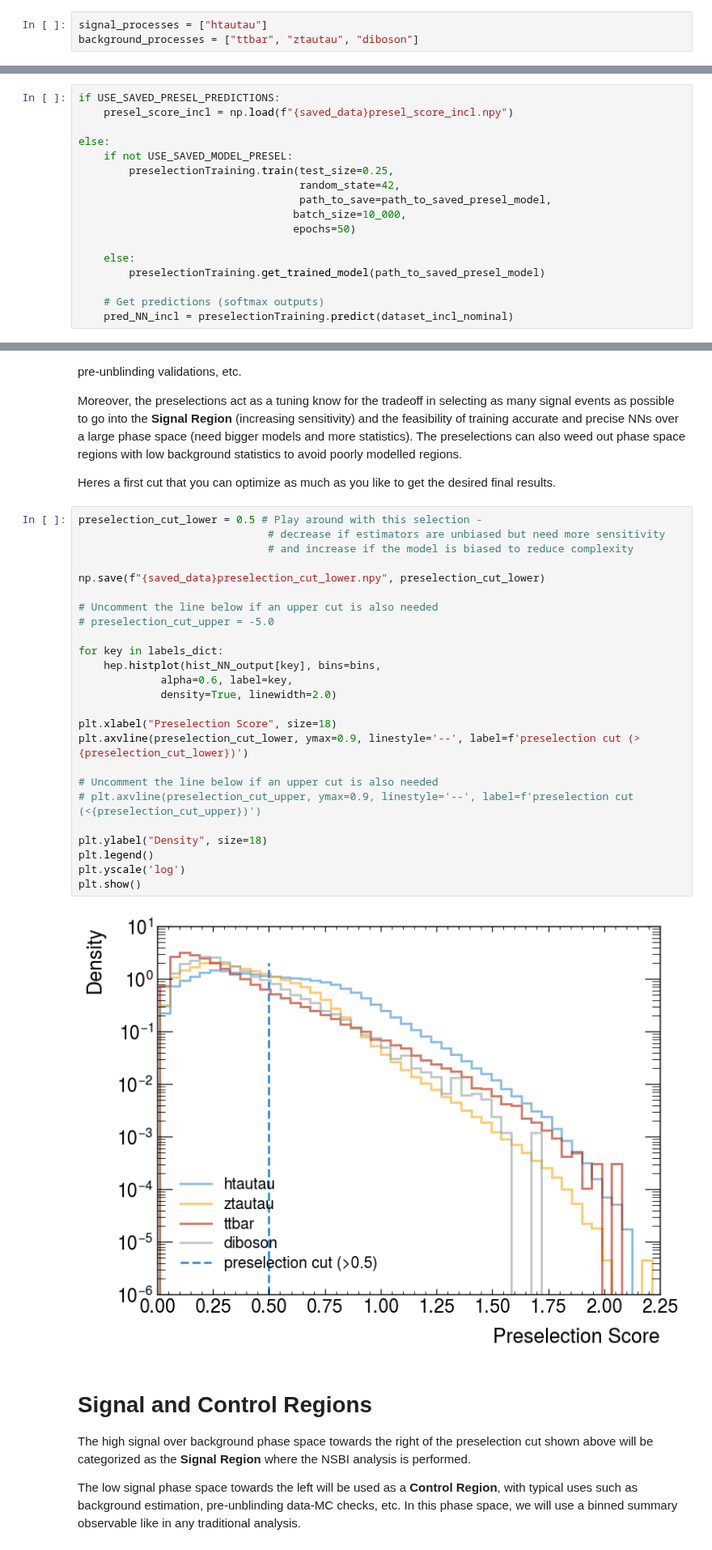
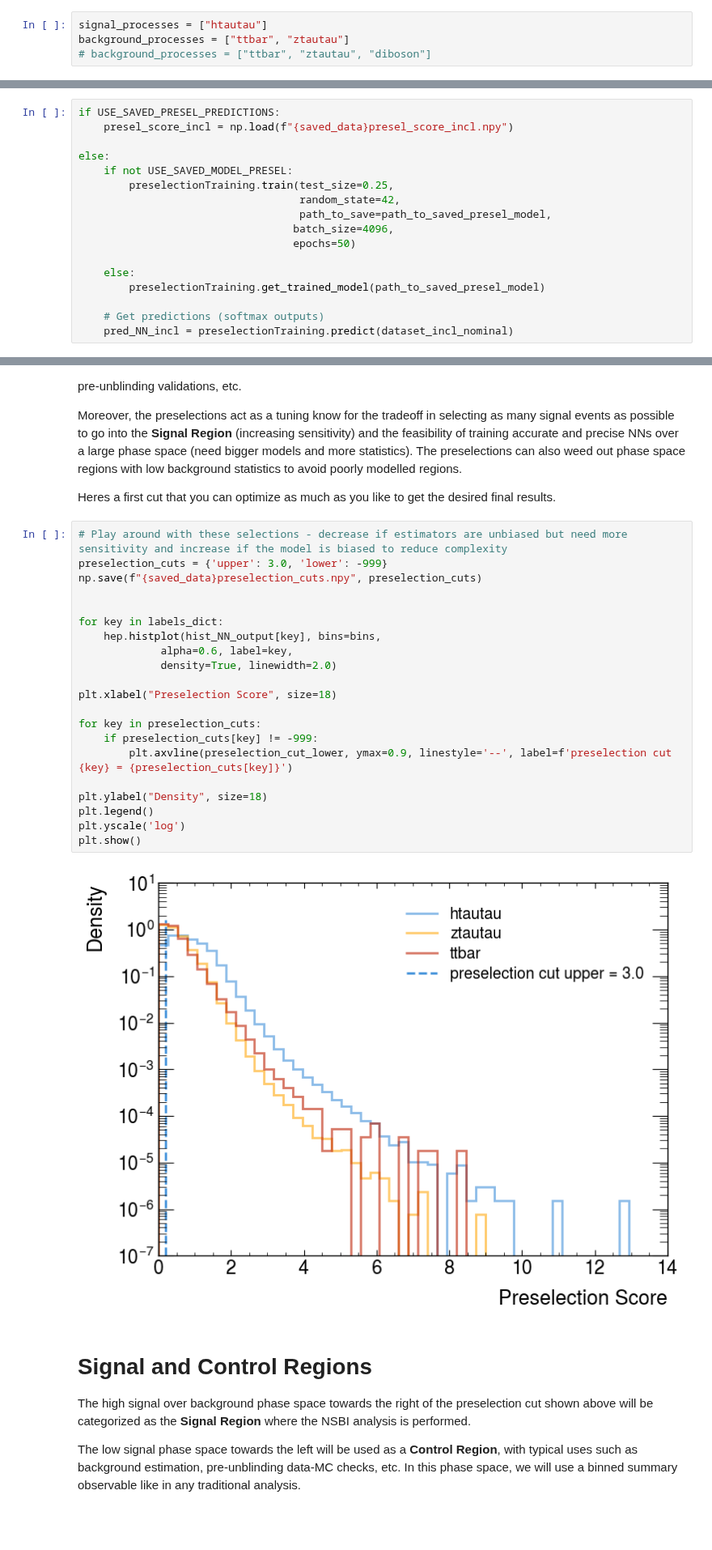
Before and after one commit to CrossGo14/NSBI-workflow-tutorial, a Jupyter notebook: FAIR_universe_Higgs_tautau/Neural_Likelihood_Ratio_Estimation.ipynb, the cells around one changed output, grey strips where cells are left out. Shown at 81% size. Cells and saved outputs as stored; diff of their text form; blank space fills up the shorter version.

Commit message:
two sided preselections for numerical stability

```diff
--- a/FAIR_universe_Higgs_tautau/Neural_Likelihood_Ratio_Estimation.ipynb
+++ b/FAIR_universe_Higgs_tautau/Neural_Likelihood_Ratio_Estimation.ipynb
@@ -142,6 +142,7 @@ print(labels_dict)
 # %%
 signal_processes = ["htautau"]
-background_processes = ["ttbar", "ztautau", "diboson"]
+background_processes = ["ttbar", "ztautau"]
+# background_processes = ["ttbar", "ztautau", "diboson"]
 # %%
 importlib.reload(sys.modules['nsbi_common_utils.training'])
 from nsbi_common_utils.training import TrainEvaluatePreselNN
@@ -158,7 +159,7 @@ else:
         preselectionTraining.train(test_size=0.25,
                                    random_state=42,
                                    path_to_save=path_to_saved_presel_model,
-                                  batch_size=10_000,
+                                  batch_size=4096,
                                   epochs=50)
 
     else:
@@ -237,32 +240,28 @@ Moreover, the preselections act as a tuning know for the tradeoff in selecting a
 
 Heres a first cut that you can optimize as much as you like to get the desired final results.
 # %%
-preselection_cut_lower = 0.5 # Play around with this selection -
-                              # decrease if estimators are unbiased but need more sensitivity
-                              # and increase if the model is biased to reduce complexity
+# Play around with these selections - decrease if estimators are unbiased but need more sensitivity and increase if the model is biased to reduce complexity
+preselection_cuts = {'upper': 3.0, 'lower': -999}
+np.save(f"{saved_data}preselection_cuts.npy", preselection_cuts)
 
-np.save(f"{saved_data}preselection_cut_lower.npy", preselection_cut_lower)
-
-# Uncomment the line below if an upper cut is also needed
-# preselection_cut_upper = -5.0
 
 for key in labels_dict:
     hep.histplot(hist_NN_output[key], bins=bins,
              alpha=0.6, label=key,
              density=True, linewidth=2.0)
 
 plt.xlabel("Preselection Score", size=18)
-plt.axvline(preselection_cut_lower, ymax=0.9, linestyle='--', label=f'preselection cut (>{preselection_cut_lower})')
 
-# Uncomment the line below if an upper cut is also needed
-# plt.axvline(preselection_cut_upper, ymax=0.9, linestyle='--', label=f'preselection cut (<{preselection_cut_upper})')
+for key in preselection_cuts:
+    if preselection_cuts[key] != -999:
+        plt.axvline(preselection_cut_lower, ymax=0.9, linestyle='--', label=f'preselection cut {key} = {preselection_cuts[key]}')
 
 plt.ylabel("Density", size=18)
 plt.legend()
 plt.yscale('log')
 plt.show()
 # %% [output]
-[figure, old version]
+[figure, new version]
 # %% [markdown]
 Signal and Control Regions
 ===
```
Also changed, not shown: parts of 11 cells of this notebook, 1 other file.
